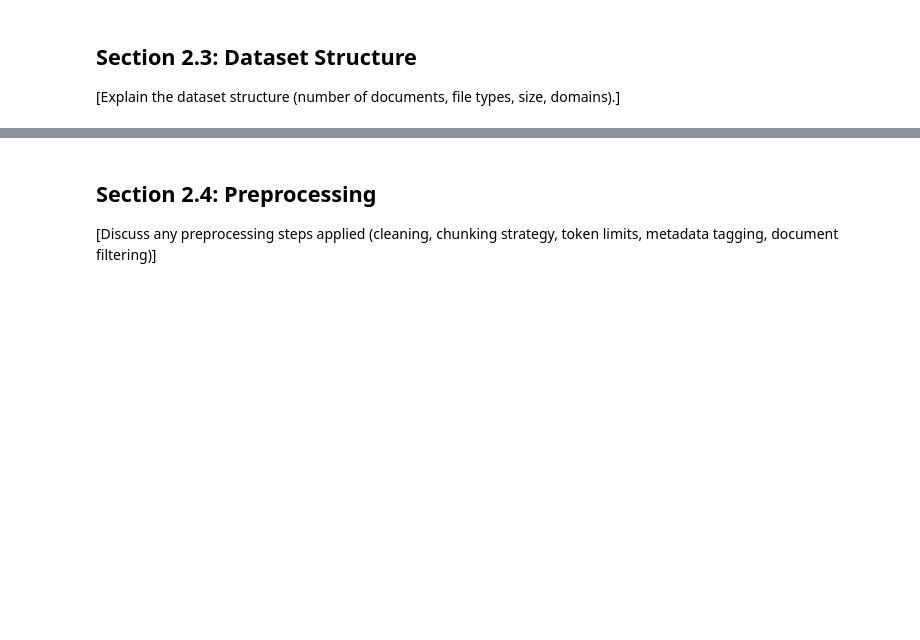
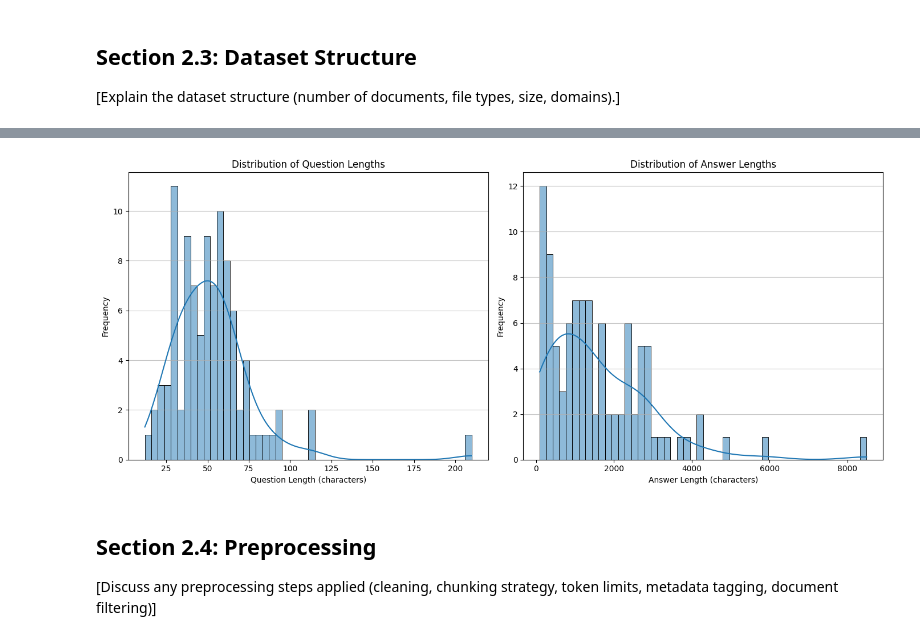
Before and after one commit to NeoRedcraft/nlp-project-1, a Jupyter notebook: Final.ipynb, the cells around one changed output, grey strips where cells are left out. Saved outputs shown, nothing was run; the diff lists cells and outputs as text; code cells hidden in the pictures; blank space fills up the shorter version.

```diff
--- a/Final.ipynb
+++ b/Final.ipynb
@@ -17,3 +17,67 @@ files, databases).]
 ## Section 2.3: Dataset Structure
 
 [Explain the dataset structure (number of documents, file types, size, domains).]
+# %%
+import pandas as pd
+import matplotlib.pyplot as plt
+import seaborn as sns
+
+# Load the dataset
+file_path = '/content/Mental_Health_FAQ.csv'
+df = pd.read_csv(file_path)
+
+# Display basic information about the dataset
+print("Dataset Info:")
+df.info()
+print("\nFirst 5 rows of the dataset:")
+print(df.head())
+print("\nColumn names:")
+print(df.columns.tolist())
+
+# Check for 'Questions' and 'Answers' columns (case-insensitive and partial match)
+question_col = None
+answer_col = None
+
+for col in df.columns:
+    if 'question' in col.lower():
+        question_col = col
+    if 'answer' in col.lower():
+        answer_col = col
+
+if question_col and answer_col:
+    print(f"\nFound question column: '{question_col}' and answer column: '{answer_col}'")
+    # Calculate text lengths
+    df['question_length'] = df[question_col].apply(lambda x: len(str(x)))
+    df['answer_length'] = df[answer_col].apply(lambda x: len(str(x)))
+
+    # Plot distributions of text lengths
+    plt.figure(figsize=(14, 6))
+
+    plt.subplot(1, 2, 1)
+    sns.histplot(df['question_length'], bins=50, kde=True)
+    plt.title('Distribution of Question Lengths')
+    plt.xlabel('Question Length (characters)')
+    plt.ylabel('Frequency')
+    plt.grid(axis='y', alpha=0.75)
+
+    plt.subplot(1, 2, 2)
+    sns.histplot(df['answer_length'], bins=50, kde=True)
+    plt.title('Distribution of Answer Lengths')
+    plt.xlabel('Answer Length (characters)')
+    plt.ylabel('Frequency')
+    plt.grid(axis='y', alpha=0.75)
+
+    plt.tight_layout()
+    plt.show()
+else:
+    print("\nCould not automatically identify 'question' and 'answer' columns for text length visualization.")
+    print("Please specify which columns you would like to visualize, or what kind of visualization you prefer.")
+    # As a fallback, display a simple bar plot of row count
+    plt.figure(figsize=(6, 4))
+    sns.countplot(x=[1]*len(df), palette='viridis')
+    plt.title(f"Number of Entries in Dataset: {len(df)}")
+    plt.xlabel("Dataset Entries")
+    plt.ylabel("Count")
+    plt.xticks([])
+    plt.show()
+# %% [output]
@@ -20,3 +101,4 @@ files, databases).]
+[figure, added]
 # %% [markdown]
 ## Section 2.4: Preprocessing
 
```
Also changed, not shown: parts of 1 cell of this notebook.
